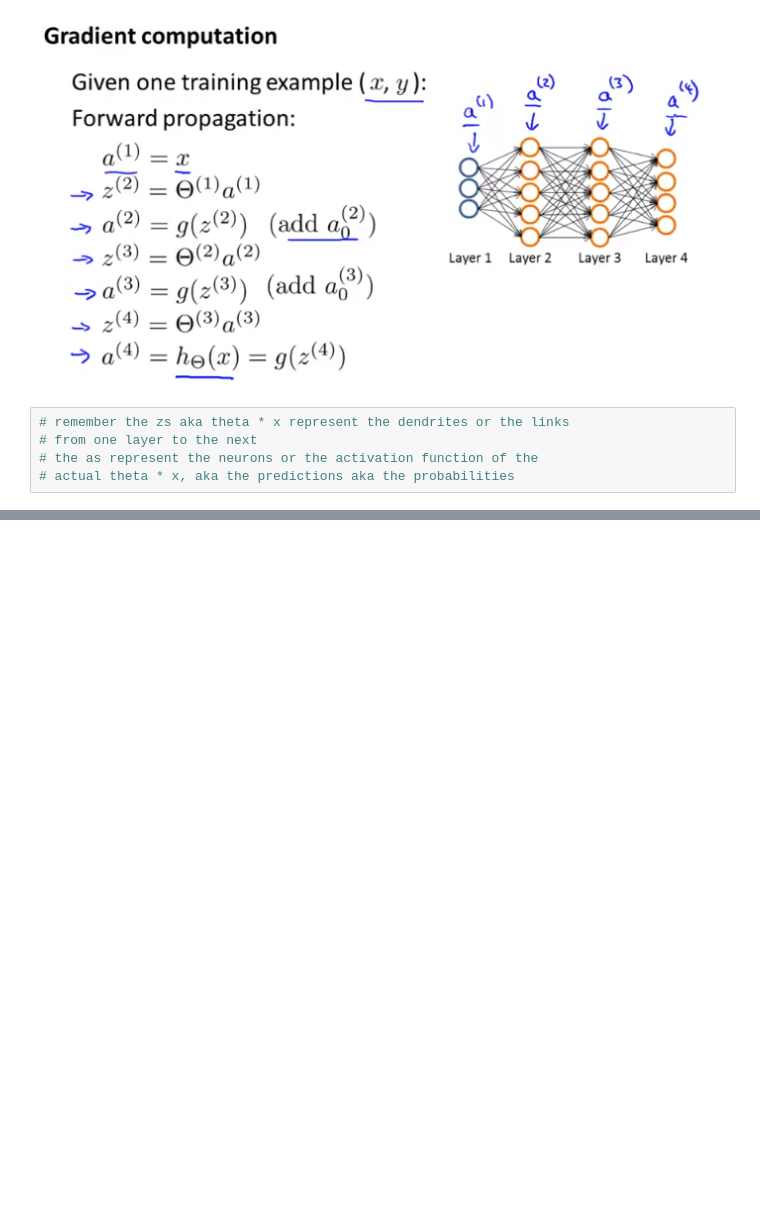
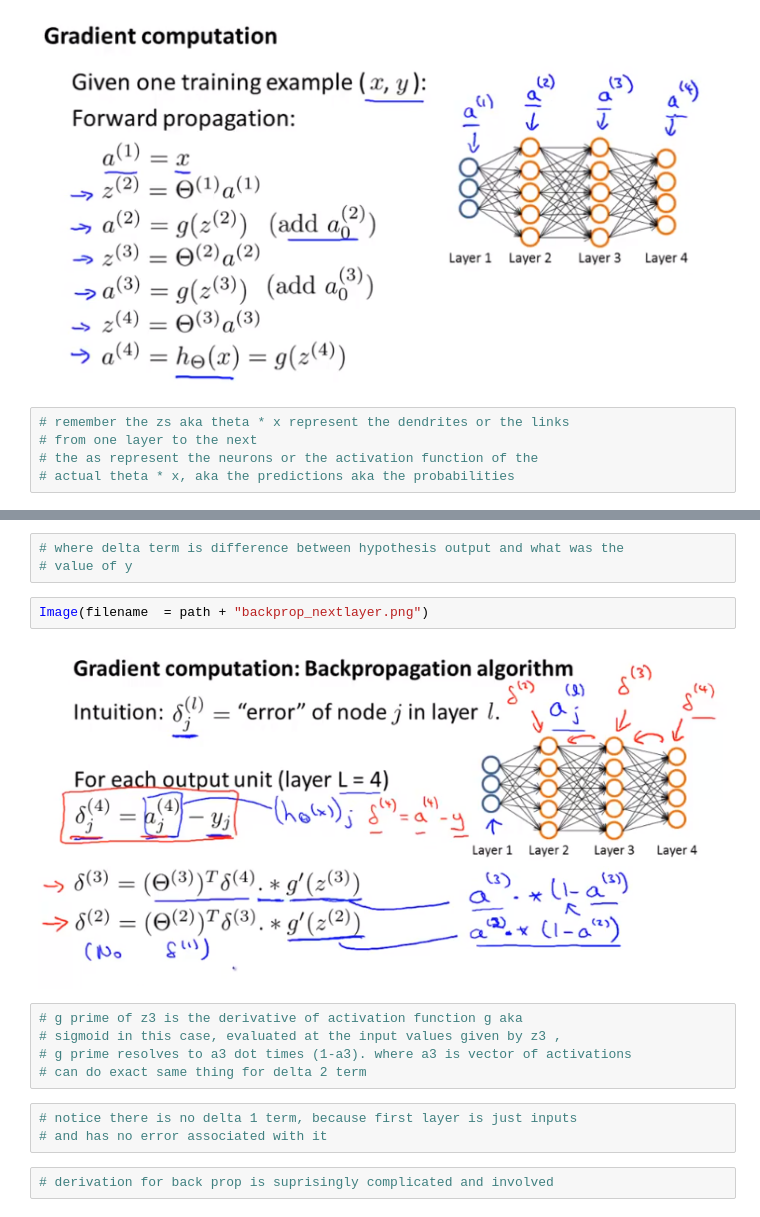
Before and after one commit to louloret/Andrew-NG-Machine-Learning, a Jupyter notebook: Week 5 Neural Nets Cost Function and Backpropagation-checkpoint.ipynb, the cells around one changed output, grey strips where cells are left out. Saved outputs shown, nothing was run; the diff lists cells and outputs as text; blank space fills up the shorter version.

```diff
--- a/Week 5 Neural Nets Cost Function and Backpropagation-checkpoint.ipynb
+++ b/Week 5 Neural Nets Cost Function and Backpropagation-checkpoint.ipynb
@@ -54,0 +61,17 @@ Image(filename  = path + "forward_prop_example.png")
+# %%
+# where delta term is difference between hypothesis output and what was the
+# value of y
+# %%
+Image(filename  = path + "backprop_nextlayer.png")
+# %% [output]
+[figure, added]
+# %%
+# g prime of z3 is the derivative of activation function g aka
+# sigmoid in this case, evaluated at the input values given by z3 ,
+# g prime resolves to a3 dot times (1-a3). where a3 is vector of activations
+# can do exact same thing for delta 2 term
+# %%
+# notice there is no delta 1 term, because first layer is just inputs
+# and has no error associated with it
+# %%
+# derivation for back prop is suprisingly complicated and involved
```
Also changed, not shown: parts of 7 cells of this notebook.
